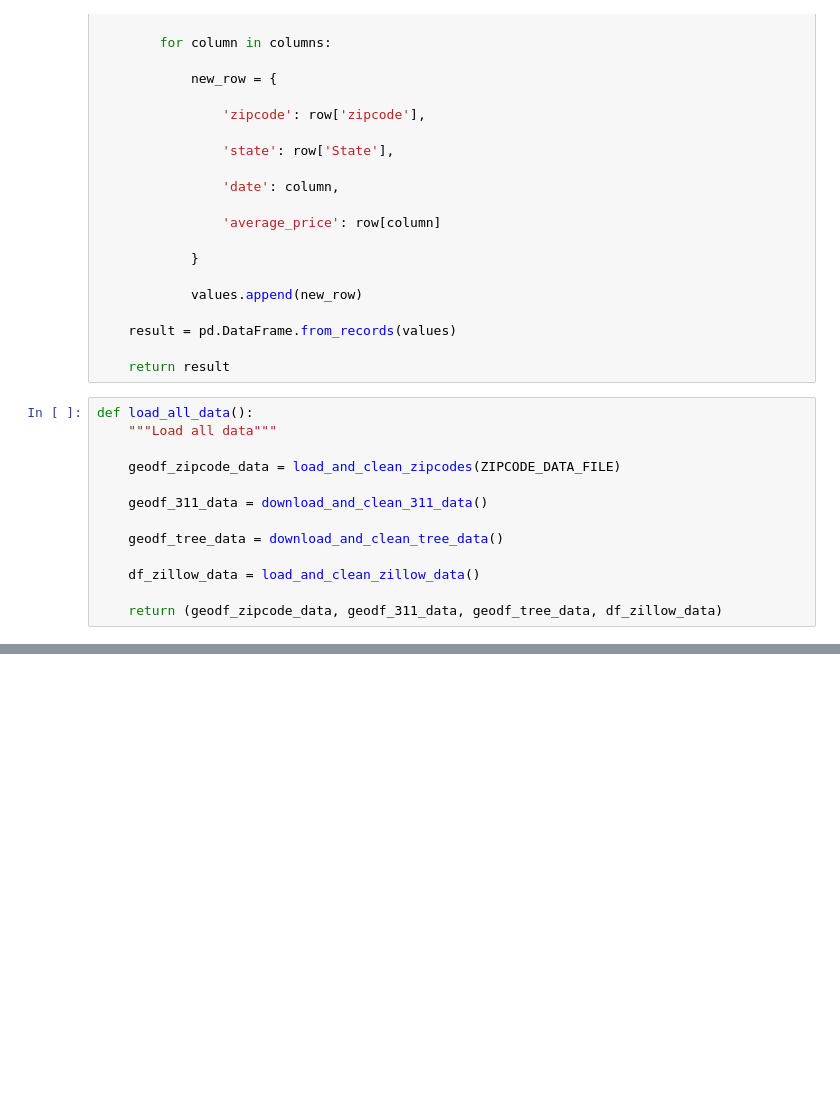
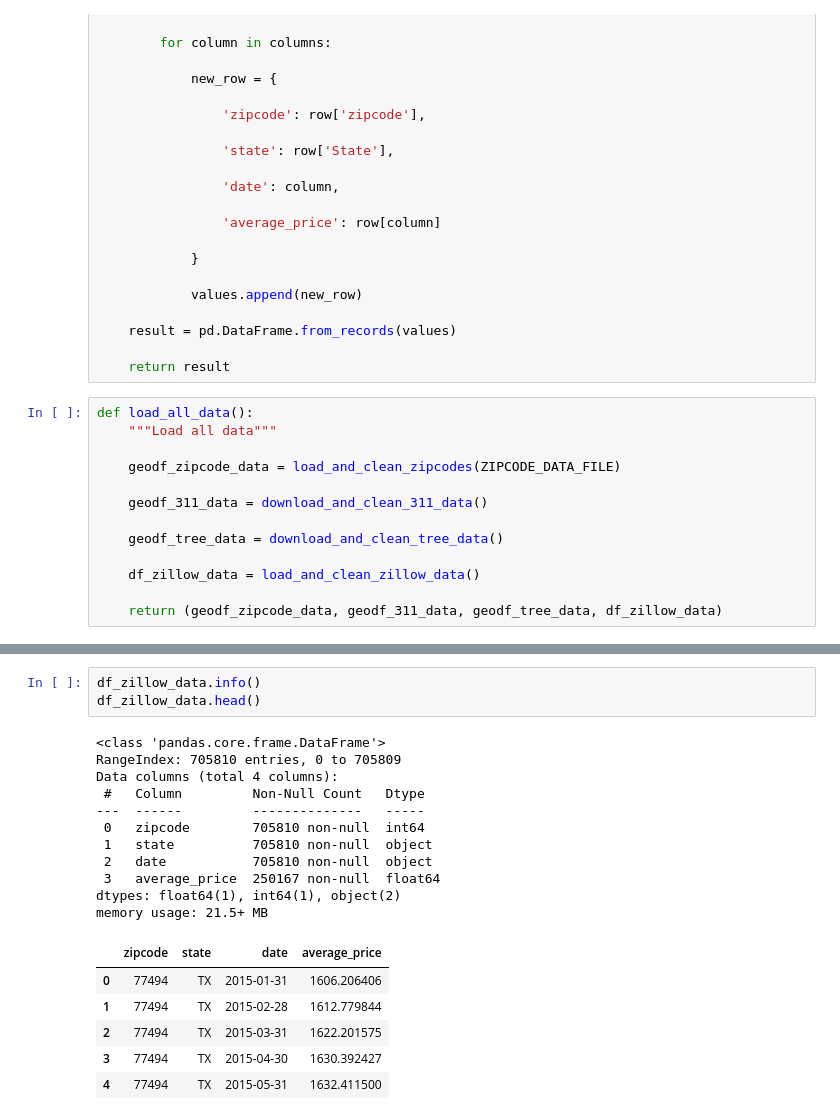
Before and after one commit to dehaoqian/4501-Python-Project, a Jupyter notebook: Untitled-1.ipynb, the cells around one changed output, grey strips where cells are left out. Drawn from its saved outputs; the diff is of its cells as text; blank space fills up the shorter version.

```diff
--- a/Untitled-1.ipynb
+++ b/Untitled-1.ipynb
@@ -390,0 +478,21 @@ def load_all_data():
+# %%
+df_zillow_data.info()
+df_zillow_data.head()
+# %% [output]
+<class 'pandas.core.frame.DataFrame'>
+RangeIndex: 705810 entries, 0 to 705809
+Data columns (total 4 columns):
+ #   Column         Non-Null Count   Dtype
+---  ------         --------------   -----
+ 0   zipcode        705810 non-null  int64
+ 1   state          705810 non-null  object
+ 2   date           705810 non-null  object
+ 3   average_price  250167 non-null  float64
+dtypes: float64(1), int64(1), object(2)
+memory usage: 21.5+ MB
+|  | zipcode | state | date | average_price |
+| 0 | 77494 | TX | 2015-01-31 | 1606.206406 |
+| 1 | 77494 | TX | 2015-02-28 | 1612.779844 |
+| 2 | 77494 | TX | 2015-03-31 | 1622.201575 |
+| 3 | 77494 | TX | 2015-04-30 | 1630.392427 |
+| 4 | 77494 | TX | 2015-05-31 | 1632.411500 |
```
Also changed, not shown: parts of 5 cells of this notebook, 49 other files.
